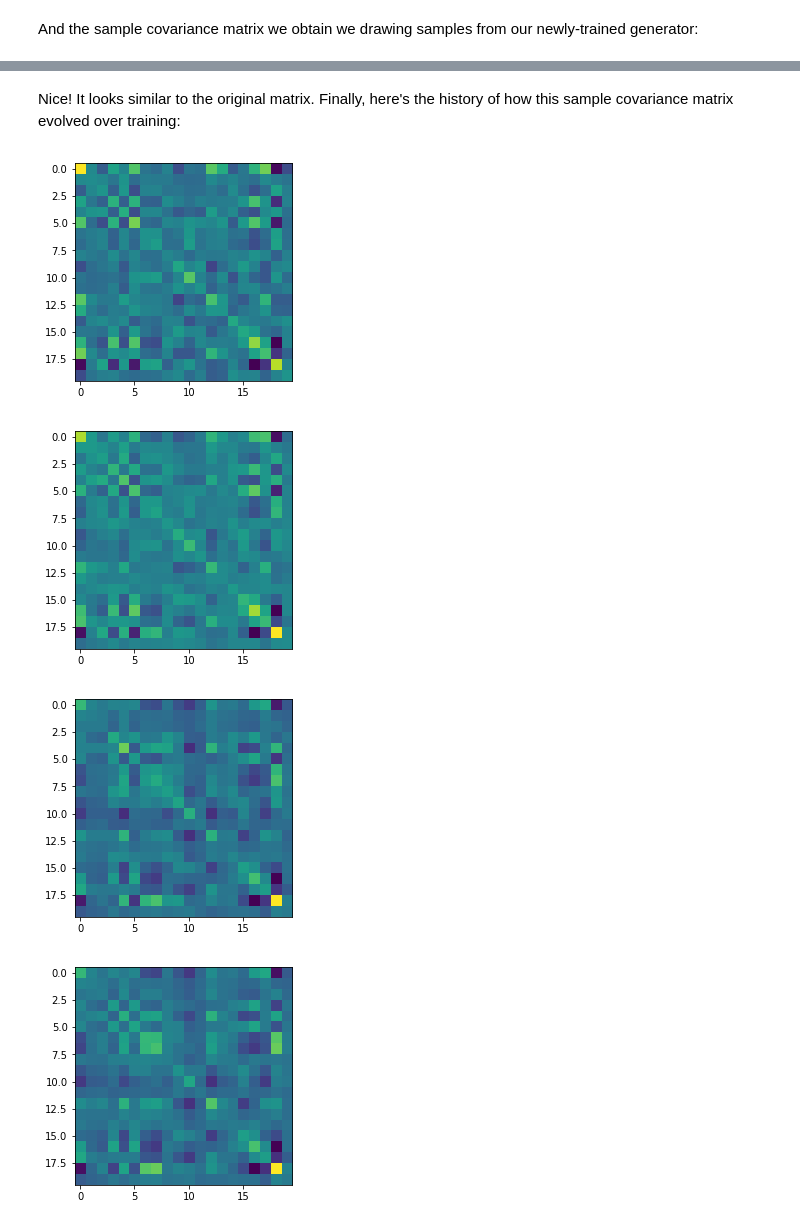
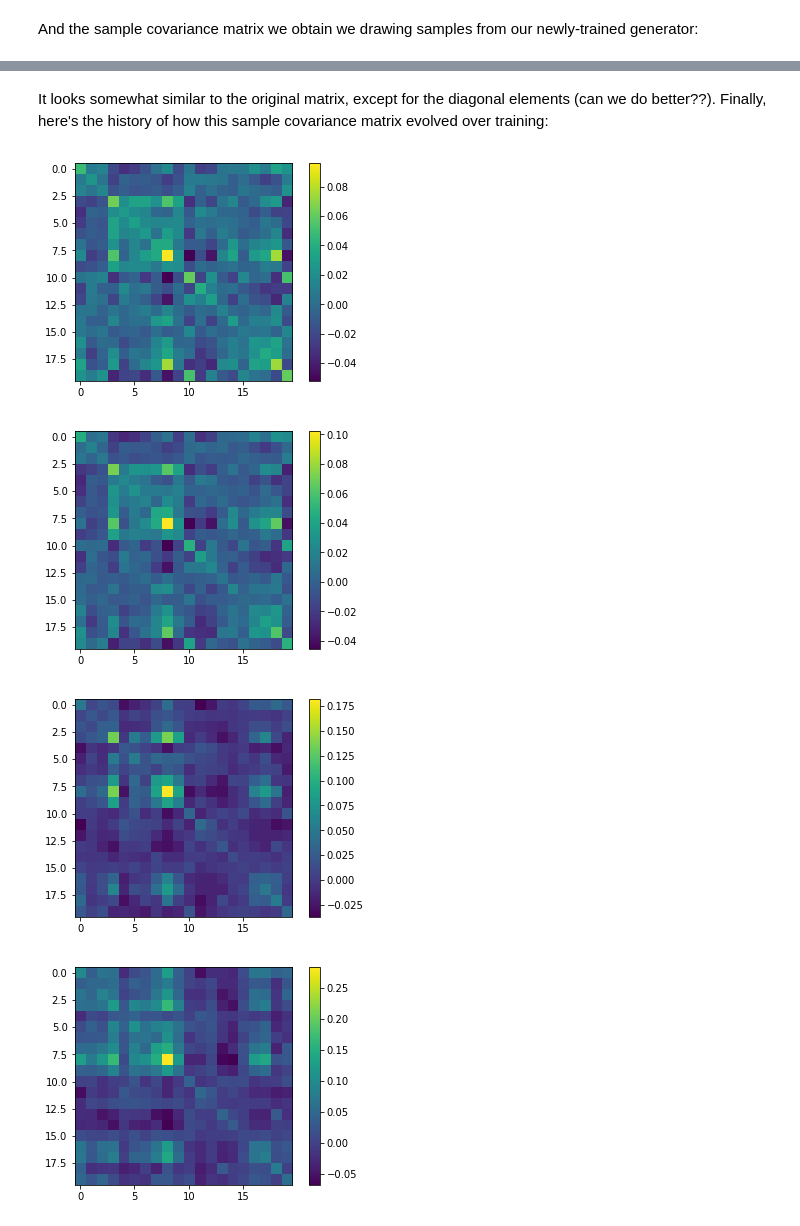
Before and after one commit to unit8co/vegans, a Jupyter notebook: notebooks/multivariate-gaussian-example.ipynb, the cells around one changed output, grey strips where cells are left out. Drawn from its saved outputs; the diff is of its cells as text; code cells hidden in the pictures.

```diff
--- a/notebooks/multivariate-gaussian-example.ipynb
+++ b/notebooks/multivariate-gaussian-example.ipynb
@@ -24,9 +24,11 @@ N = 20  # size of sampled vectors
 ## Prepare the "training" dataset
 First, we define a $NxN$ covariance matrix, and plot it:
 # %%
-cov_mat = 0.1 * np.ones((N,N))
+cov_mat = np.zeros((N,N))
 cov_mat[0:10,0:10] = 0.8
+np.fill_diagonal(cov_mat, 1.)
 
 plt.imshow(cov_mat)
-plt.title('Data generating process covariance matrix');
+plt.title('Data generating process covariance matrix')
+plt.colorbar();
 # %% [output]
@@ -36,11 +38,12 @@ Our goal will be to train a generator network in a GAN setting, which can sample
 
 For reference, here's the sample covariance matrix, obtained when sampling from this distribution:
 # %%
-samples = np.random.multivariate_normal(mean=np.array([0. for _ in range(N)]), cov=cov_mat, size=50)
+samples = np.random.multivariate_normal(mean=np.array([0. for _ in range(N)]), cov=cov_mat, size=100)
 
 # re-cover matrix
 cov_mat_recovered = np.cov(samples.T)
 
 plt.imshow(cov_mat_recovered)
 plt.title('Sample cov matrix from multivariate Gaussian');
+plt.colorbar();
 # %% [output]
@@ -121,8 +125,8 @@ We'll train for 100 epochs.
 # %%
-optimizer_D = optim.Adam(critic.parameters(), lr=0.00005, betas=(0.5, 0.999))
-optimizer_G = optim.Adam(generator.parameters(), lr=0.00005, betas=(0.5, 0.999))
+optimizer_D = optim.Adam(critic.parameters(), lr=0.0001, betas=(0.5, 0.999))
+optimizer_G = optim.Adam(generator.parameters(), lr=0.0001, betas=(0.5, 0.999))
 
-gan = WGANGP(generator, critic, dataloader, ngpu=ngpu, nr_epochs=100, nz=nz, print_every=1000,
+gan = WGANGP(generator, critic, dataloader, ngpu=ngpu, nr_epochs=50, nz=nz, print_every=1000,
              optimizer_D=optimizer_D, optimizer_G=optimizer_G)
 # %% [output]
 device: cpu
@@ -174,14 +178,15 @@ plot_generator_cov(generator)
 # %% [markdown]
-Nice! It looks similar to the original matrix. Finally, here's the history of how this sample covariance matrix evolved over training:
+It looks somewhat similar to the original matrix, except for the diagonal elements (can we do better??). Finally, here's the history of how this sample covariance matrix evolved over training:
 # %%
 for i, (t, samples) in enumerate(samples_l.items()):
-    if i % 10 != 0:
+    if i % 5 != 0:
         continue
     sample_cov_mat = np.cov(np.array(samples).T)
     plt.figure()
     plt.imshow(sample_cov_mat)
+    plt.colorbar();
 # %% [output]
-[figure, old version]
+[figure, new version]
-[figure, old version]
+[figure, new version]
-[figure, old version]
+[figure, new version]
-[figure, old version]
+[figure, new version]
```
Also changed, not shown: parts of 11 cells of this notebook.
